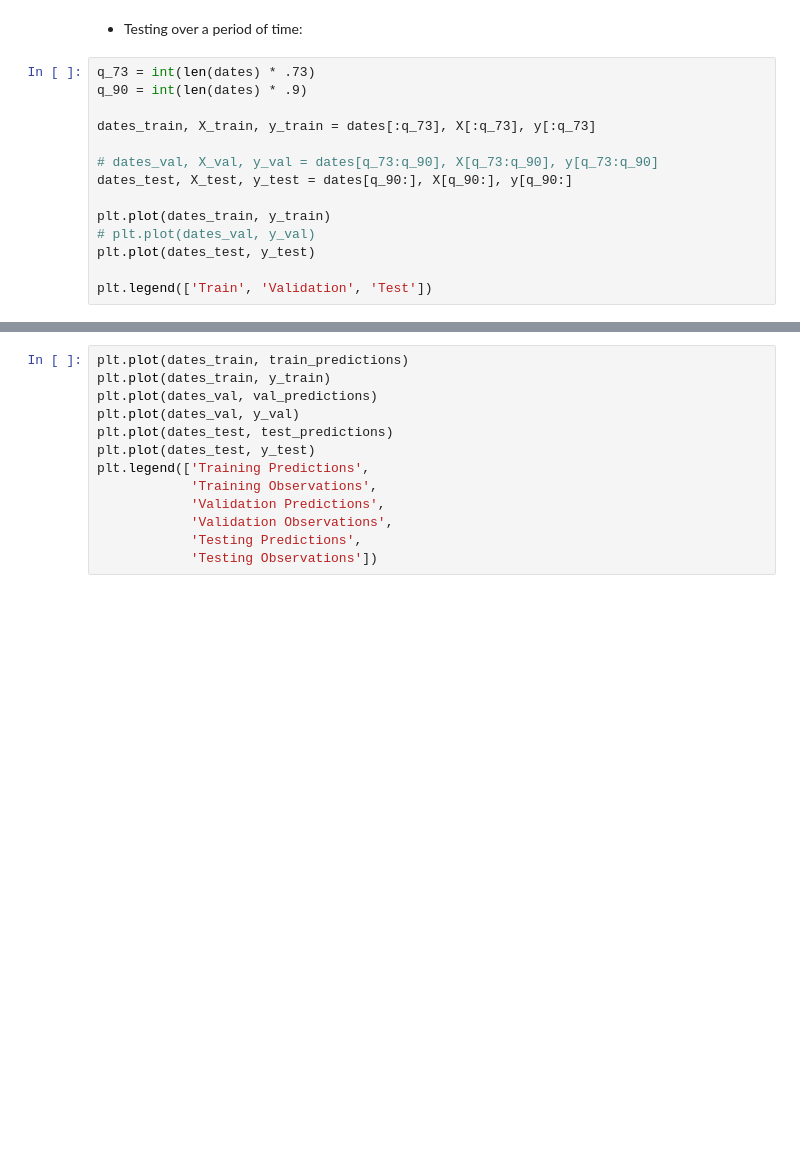
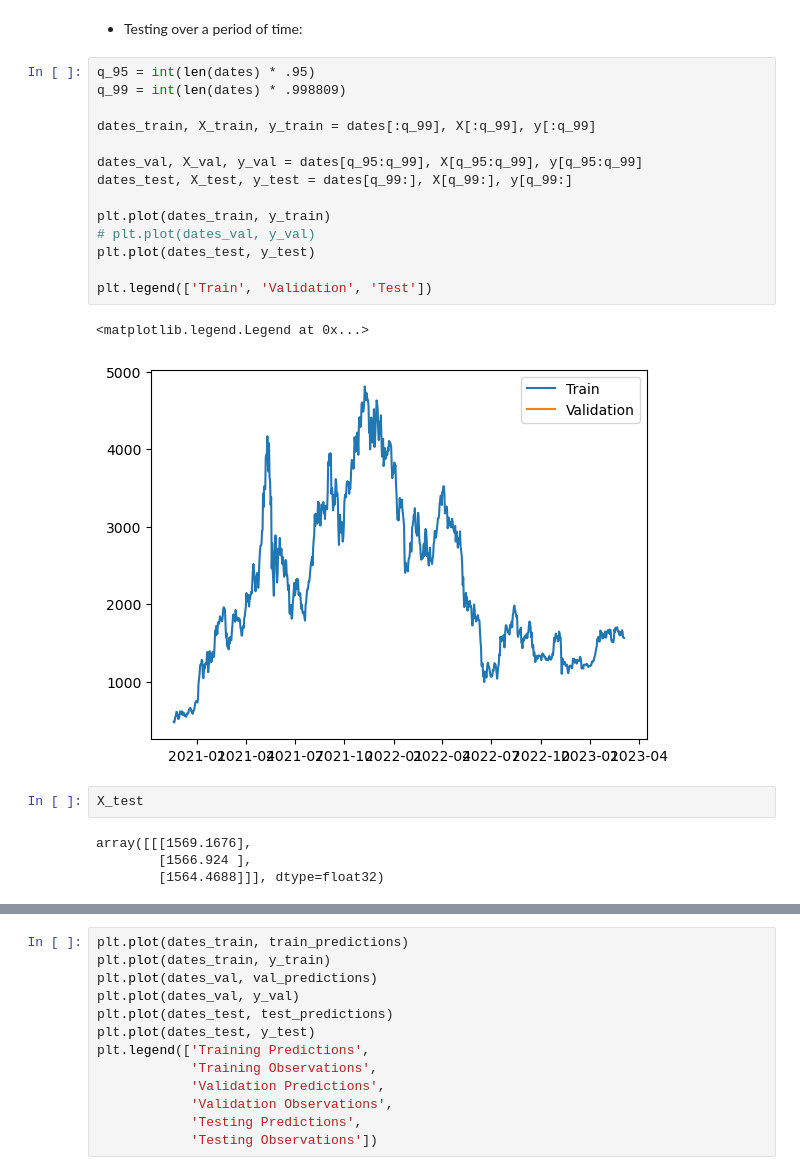
Before and after one commit to AGralin/LSTM_ETH, a Jupyter notebook: Notebooks/ETH_LSTMs_test.ipynb, the cells around one changed output, grey strips where cells are left out. Cells and saved outputs as stored; diff of their text form; blank space fills up the shorter version.

```diff
--- a/Notebooks/ETH_LSTMs_test.ipynb
+++ b/Notebooks/ETH_LSTMs_test.ipynb
@@ -157,19 +137,28 @@ AttributeError: 'numpy.ndarray' object has no attribute 'loc'
 # %% [markdown]
 - Testing over a period of time:
 # %%
-q_73 = int(len(dates) * .73)
-q_90 = int(len(dates) * .9)
+q_95 = int(len(dates) * .95)
+q_99 = int(len(dates) * .998809)
 
-dates_train, X_train, y_train = dates[:q_73], X[:q_73], y[:q_73]
+dates_train, X_train, y_train = dates[:q_99], X[:q_99], y[:q_99]
 
-# dates_val, X_val, y_val = dates[q_73:q_90], X[q_73:q_90], y[q_73:q_90]
-dates_test, X_test, y_test = dates[q_90:], X[q_90:], y[q_90:]
+dates_val, X_val, y_val = dates[q_95:q_99], X[q_95:q_99], y[q_95:q_99]
+dates_test, X_test, y_test = dates[q_99:], X[q_99:], y[q_99:]
 
 plt.plot(dates_train, y_train)
 # plt.plot(dates_val, y_val)
 plt.plot(dates_test, y_test)
 
 plt.legend(['Train', 'Validation', 'Test'])
+# %% [output]
+<matplotlib.legend.Legend at 0x...>
+[figure, added]
+# %%
+X_test
+# %% [output]
+array([[[1569.1676],
+        [1566.924 ],
+        [1564.4688]]], dtype=float32)
 # %%
 from tensorflow.keras.models import Sequential
 from tensorflow.keras.optimizers import Adam
```
Also changed, not shown: parts of 10 cells of this notebook, 1 other file.
